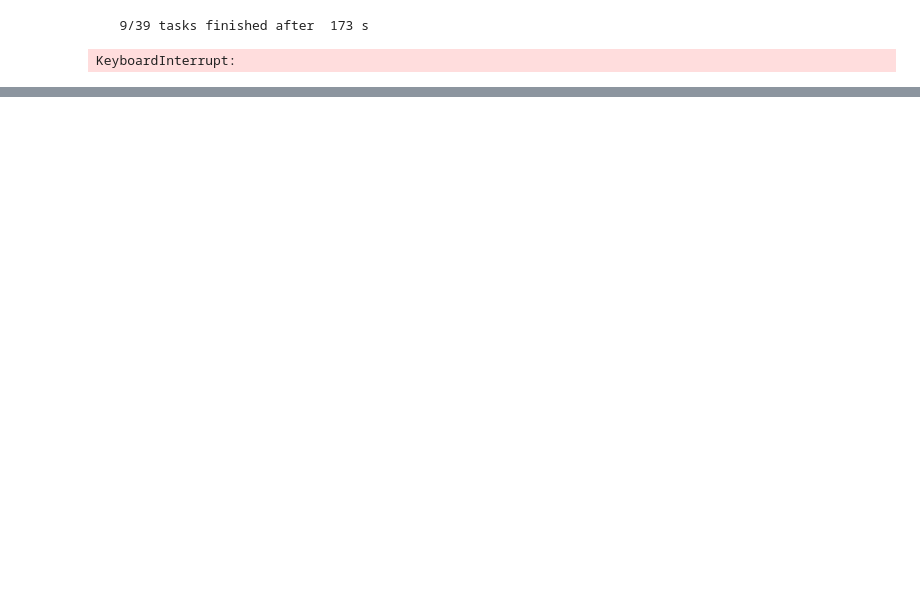
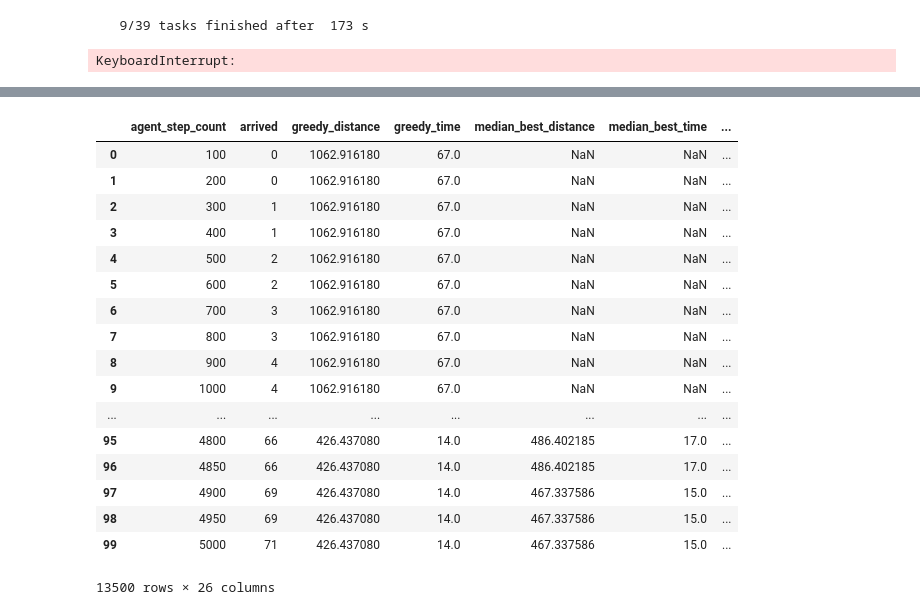
Before and after one commit to ovgu-FINken/ACO-MAPF, a Jupyter notebook: Aco-Visualization.ipynb, the cells around one changed output, grey strips where cells are left out. Drawn from its saved outputs; the diff is of its cells as text; code cells hidden in the pictures; blank space fills up the shorter version.

```diff
--- a/Aco-Visualization.ipynb
+++ b/Aco-Visualization.ipynb
@@ -184,3 +185,24 @@ df["iteration"].unique()
 # %%
 for p in params:
     plot_parameter(data=df, parameters=params, name=p.name,x="iteration", y="max_best_distance", kind="box", legend=None)
+# %%
+df
+# %% [output]
+|  | agent_step_count | arrived | greedy_distance | greedy_time | median_best_distance | median_best_time | ... |
+| 0 | 100 | 0 | 1062.916180 | 67.0 | NaN | NaN | ... |
+| 1 | 200 | 0 | 1062.916180 | 67.0 | NaN | NaN | ... |
+| 2 | 300 | 1 | 1062.916180 | 67.0 | NaN | NaN | ... |
+| 3 | 400 | 1 | 1062.916180 | 67.0 | NaN | NaN | ... |
+| 4 | 500 | 2 | 1062.916180 | 67.0 | NaN | NaN | ... |
+| 5 | 600 | 2 | 1062.916180 | 67.0 | NaN | NaN | ... |
+| 6 | 700 | 3 | 1062.916180 | 67.0 | NaN | NaN | ... |
+| 7 | 800 | 3 | 1062.916180 | 67.0 | NaN | NaN | ... |
+| 8 | 900 | 4 | 1062.916180 | 67.0 | NaN | NaN | ... |
+| 9 | 1000 | 4 | 1062.916180 | 67.0 | NaN | NaN | ... |
+| ... | ... | ... | ... | ... | ... | ... | ... |
+| 95 | 4800 | 66 | 426.437080 | 14.0 | 486.402185 | 17.0 | ... |
+| 96 | 4850 | 66 | 426.437080 | 14.0 | 486.402185 | 17.0 | ... |
+| 97 | 4900 | 69 | 426.437080 | 14.0 | 467.337586 | 15.0 | ... |
+| 98 | 4950 | 69 | 426.437080 | 14.0 | 467.337586 | 15.0 | ... |
+| 99 | 5000 | 71 | 426.437080 | 14.0 | 467.337586 | 15.0 | ... |
+13500 rows × 26 columns
```
Also changed, not shown: parts of 8 cells of this notebook, 2 other files.
